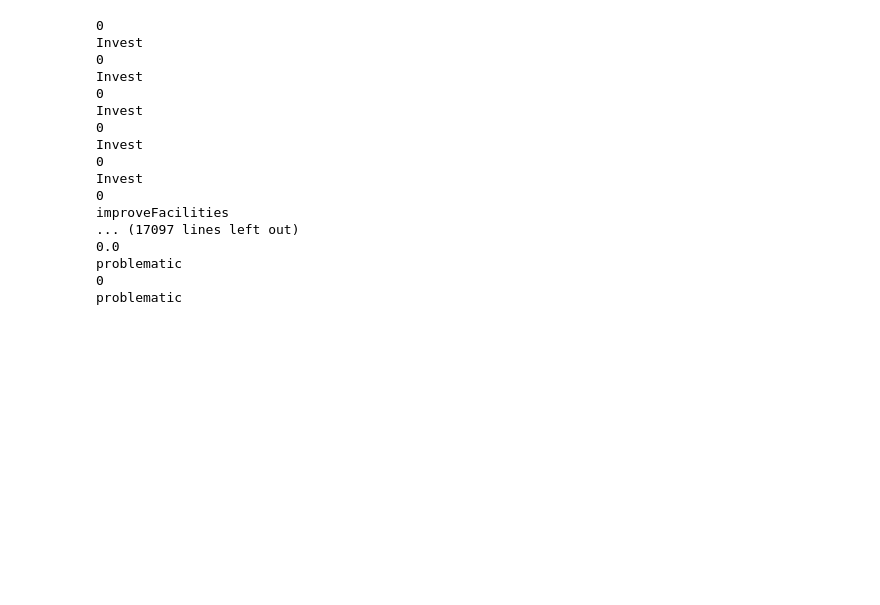
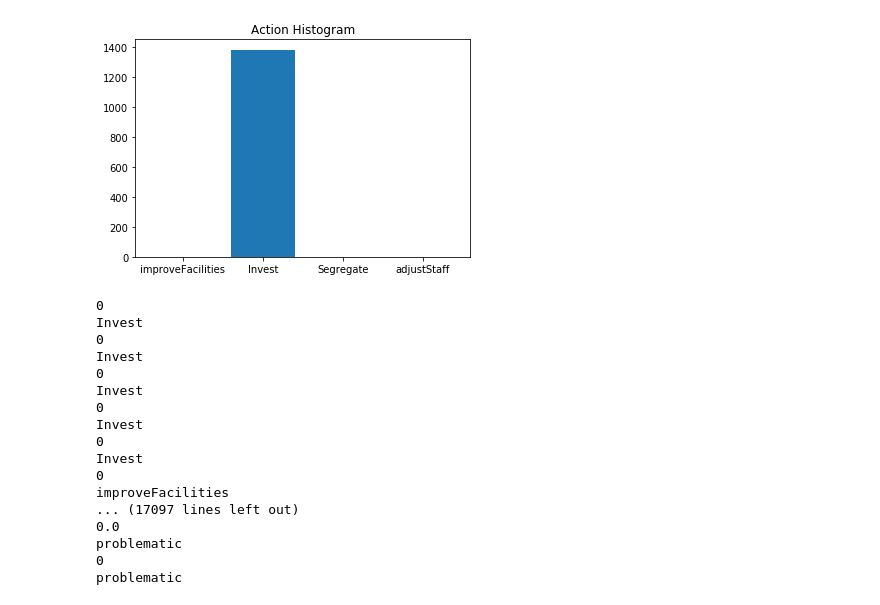
Before and after one commit to phillipjw/humanitarian_logistics, a Jupyter notebook: FundingComparison.ipynb, the cells around one changed output. Saved outputs shown, nothing was run; the diff lists cells and outputs as text; code cells hidden in the pictures; blank space fills up the shorter version.

```diff
--- a/FundingComparison.ipynb
+++ b/FundingComparison.ipynb
@@ -17,3 +17,17 @@ number_steps = 300
+# %%
+def gen_hist(group):
+    names = group[0].action_names
+    hist = {name:0 for name in names}
+
+
+    for c in group:
+        for name in names:
+            for act in c.actions:
+                if act.name == name:
+                    hist[name] += act.counter
+    plt.bar(hist.keys(), hist.values())
+    plt.title('Action Histogram')
+    plt.show()
 # %%
 test = HumanitarianLogistics(width, height, num_pols, city_size, 55, 65, 45, 60)
 test.include_social_networks = False
@@ -195,3 +240,8 @@ for key in data.keys():
+# %%
+variable = [coa for coa in test.schedule.agents if type(coa) is COA]
+gen_hist(variable)
+# %% [output]
+[figure, added]
 # %%
 test = HumanitarianLogistics(width, height, num_pols, city_size, 55, 65, 45, 60)
 test.include_social_networks = False
```
Also changed, not shown: parts of 4 cells of this notebook, 2 other files.
